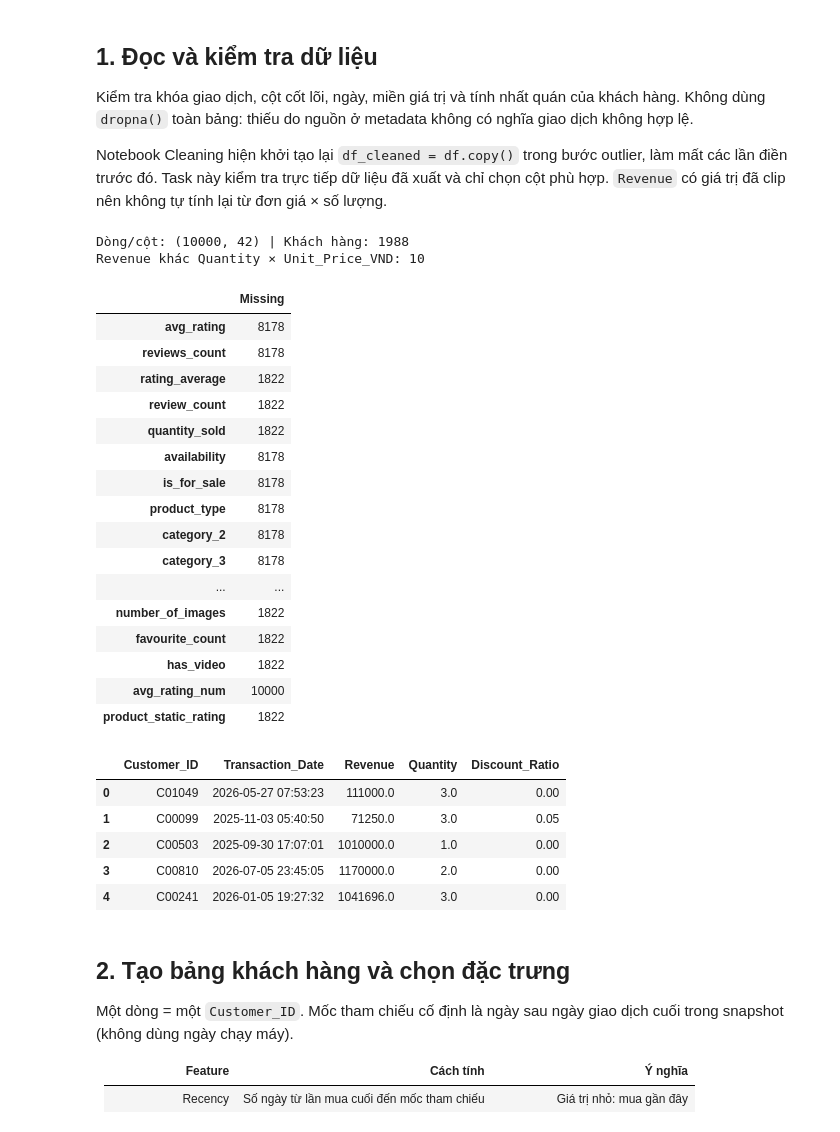
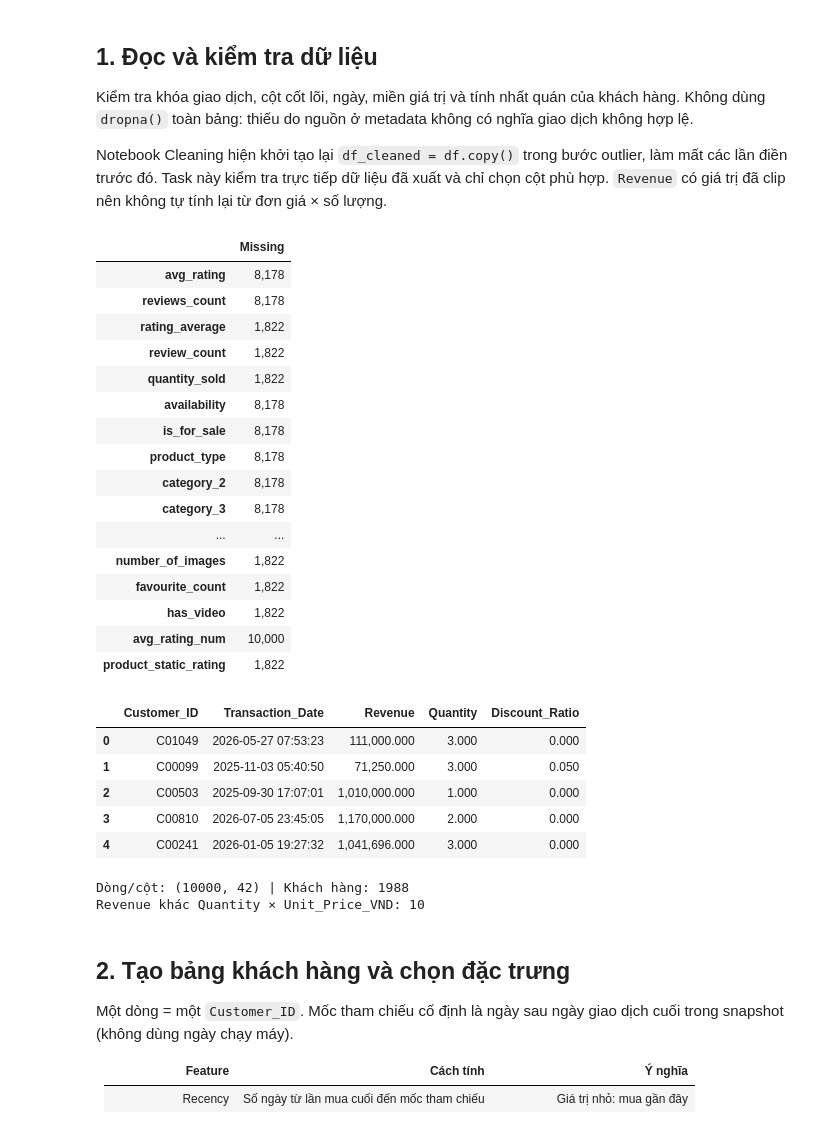
Before and after one commit to Myracc248/data-analysis-ai-nhom11, a Jupyter notebook: notebooks/07_kmeans.ipynb, the cells around one changed output. Cells and saved outputs as stored; diff of their text form; code cells hidden in the pictures.

```diff
--- a/notebooks/07_kmeans.ipynb
+++ b/notebooks/07_kmeans.ipynb
@@ -54,4 +26,21 @@ from src.segmentation.customer_kmeans import (
     choose_models, demographic_sensitivity, make_profiles, save_figures,
     export_results, predict_customers)
 print('Project:', ROOT)
+
+
+# Chỉ định dạng bản sao để hiển thị, không thay đổi dữ liệu tính toán.
+def hien_thi(obj):
+    if isinstance(obj, pd.DataFrame):
+        view = obj.copy()
+        def format_value(value):
+            if isinstance(value, (int, np.integer)):
+                return f"{value:,}"
+            if isinstance(value, (float, np.floating)):
+                return "—" if pd.isna(value) else f"{value:,.3f}"
+            return value
+        for column in view.columns:
+            view[column] = view[column].map(format_value)
+        display(view)
+    else:
+        display(obj)
 # %% [output]
@@ -64,35 +53,35 @@ Notebook Cleaning hiện khởi tạo lại `df_cleaned = df.copy()` trong bư
 # %%
 df, audit = load_and_audit(ROOT / 'data/final/cleaned_dataset.csv')
 print('Dòng/cột:', df.shape, '| Khách hàng:', audit['customers'])
 print('Revenue khác Quantity × Unit_Price_VND:', audit['revenue_formula_mismatch'])
-display(pd.Series(audit['missing_by_column'], name='Missing').to_frame())
-display(df[['Customer_ID','Transaction_Date','Revenue','Quantity','Discount_Ratio']].head())
+hien_thi(pd.Series(audit['missing_by_column'], name='Missing').to_frame())
+hien_thi(df[['Customer_ID','Transaction_Date','Revenue','Quantity','Discount_Ratio']].head())
 # %% [output]
-Dòng/cột: (10000, 42) | Khách hàng: 1988
-Revenue khác Quantity × Unit_Price_VND: 10
 |  | Missing |
-| avg_rating | 8178 |
-| reviews_count | 8178 |
-| rating_average | 1822 |
-| review_count | 1822 |
-| quantity_sold | 1822 |
-| availability | 8178 |
-| is_for_sale | 8178 |
-| product_type | 8178 |
-| category_2 | 8178 |
-| category_3 | 8178 |
+| avg_rating | 8,178 |
+| reviews_count | 8,178 |
+| rating_average | 1,822 |
+| review_count | 1,822 |
+| quantity_sold | 1,822 |
+| availability | 8,178 |
+| is_for_sale | 8,178 |
+| product_type | 8,178 |
+| category_2 | 8,178 |
+| category_3 | 8,178 |
 | ... | ... |
-| number_of_images | 1822 |
-| favourite_count | 1822 |
-| has_video | 1822 |
-| avg_rating_num | 10000 |
-| product_static_rating | 1822 |
+| number_of_images | 1,822 |
+| favourite_count | 1,822 |
+| has_video | 1,822 |
+| avg_rating_num | 10,000 |
+| product_static_rating | 1,822 |
 |  | Customer_ID | Transaction_Date | Revenue | Quantity | Discount_Ratio |
-| 0 | C01049 | 2026-05-27 07:53:23 | 111000.0 | 3.0 | 0.00 |
-| 1 | C00099 | 2025-11-03 05:40:50 | 71250.0 | 3.0 | 0.05 |
-| 2 | C00503 | 2025-09-30 17:07:01 | 1010000.0 | 1.0 | 0.00 |
-| 3 | C00810 | 2026-07-05 23:45:05 | 1170000.0 | 2.0 | 0.00 |
-| 4 | C00241 | 2026-01-05 19:27:32 | 1041696.0 | 3.0 | 0.00 |
+| 0 | C01049 | 2026-05-27 07:53:23 | 111,000.000 | 3.000 | 0.000 |
+| 1 | C00099 | 2025-11-03 05:40:50 | 71,250.000 | 3.000 | 0.050 |
+| 2 | C00503 | 2025-09-30 17:07:01 | 1,010,000.000 | 1.000 | 0.000 |
+| 3 | C00810 | 2026-07-05 23:45:05 | 1,170,000.000 | 2.000 | 0.000 |
+| 4 | C00241 | 2026-01-05 19:27:32 | 1,041,696.000 | 3.000 | 0.000 |
+Dòng/cột: (10000, 42) | Khách hàng: 1988
+Revenue khác Quantity × Unit_Price_VND: 10
 # %% [markdown]
 ## 2. Tạo bảng khách hàng và chọn đặc trưng
 Một dòng = một `Customer_ID`. Mốc tham chiếu cố định là ngày sau ngày giao dịch cuối trong snapshot (không dùng ngày chạy máy).
```
Also changed, not shown: parts of 13 cells of this notebook, 19 other files.
